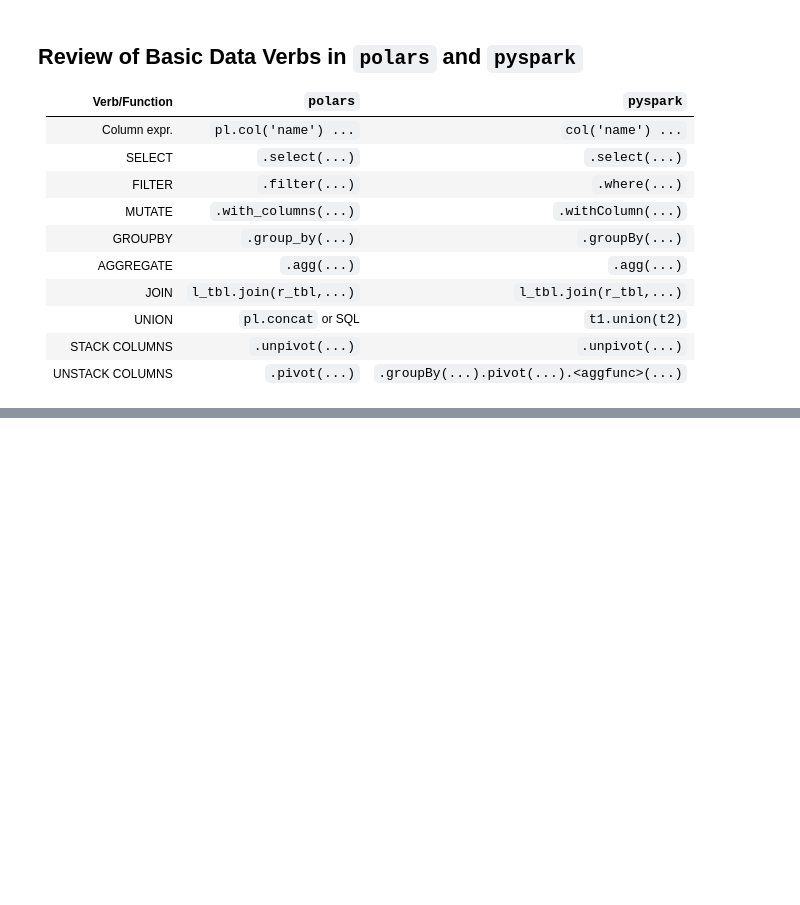
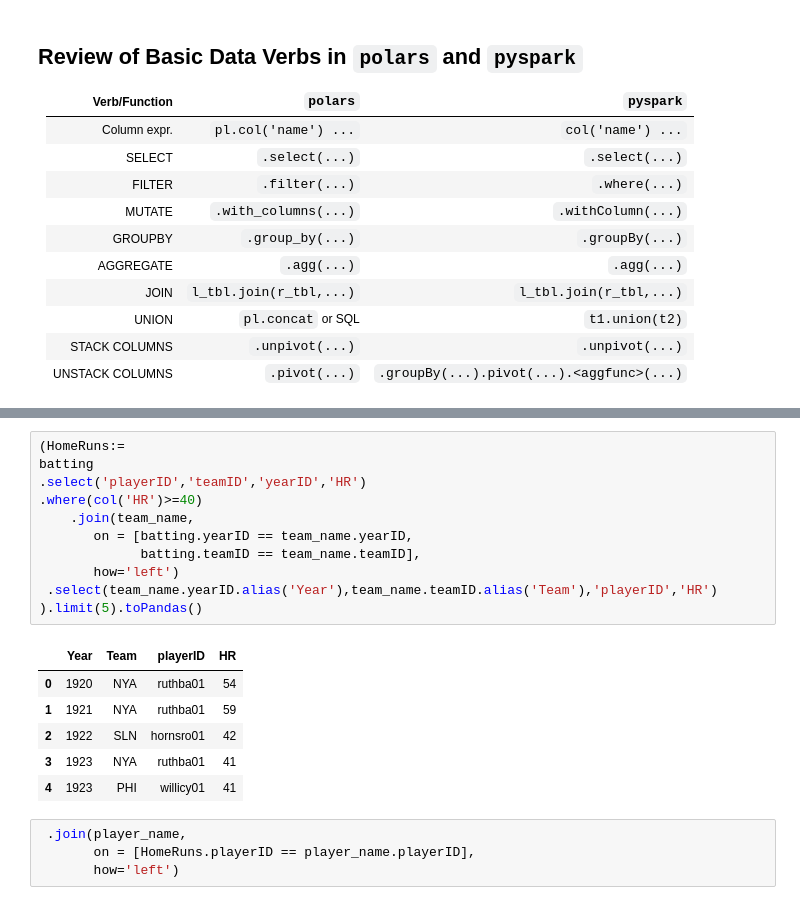
Before and after one commit to wmackedanz/DSCI_326_module_4_lazy_operations, a Jupyter notebook: 4_3_data_verbs_in_pyspark.ipynb, the cells around one changed output, grey strips where cells are left out. Drawn from its saved outputs; the diff is of its cells as text; blank space fills up the shorter version.

```diff
--- a/4_3_data_verbs_in_pyspark.ipynb
+++ b/4_3_data_verbs_in_pyspark.ipynb
@@ -592,0 +648,22 @@ Determine all the players that have hit more than 40 home runs in a season in th
+# %%
+(HomeRuns:=
+batting
+.select('playerID','teamID','yearID','HR')
+.where(col('HR')>=40)
+    .join(team_name,
+       on = [batting.yearID == team_name.yearID,
+             batting.teamID == team_name.teamID],
+       how='left')
+ .select(team_name.yearID.alias('Year'),team_name.teamID.alias('Team'),'playerID','HR')
+).limit(5).toPandas()
+# %% [output]
+|  | Year | Team | playerID | HR |
+| 0 | 1920 | NYA | ruthba01 | 54 |
+| 1 | 1921 | NYA | ruthba01 | 59 |
+| 2 | 1922 | SLN | hornsro01 | 42 |
+| 3 | 1923 | NYA | ruthba01 | 41 |
+| 4 | 1923 | PHI | willicy01 | 41 |
+# %%
+ .join(player_name,
+       on = [HomeRuns.playerID == player_name.playerID],
+       how='left')
```
Also changed, not shown: parts of 7 cells of this notebook, 1 other file.
